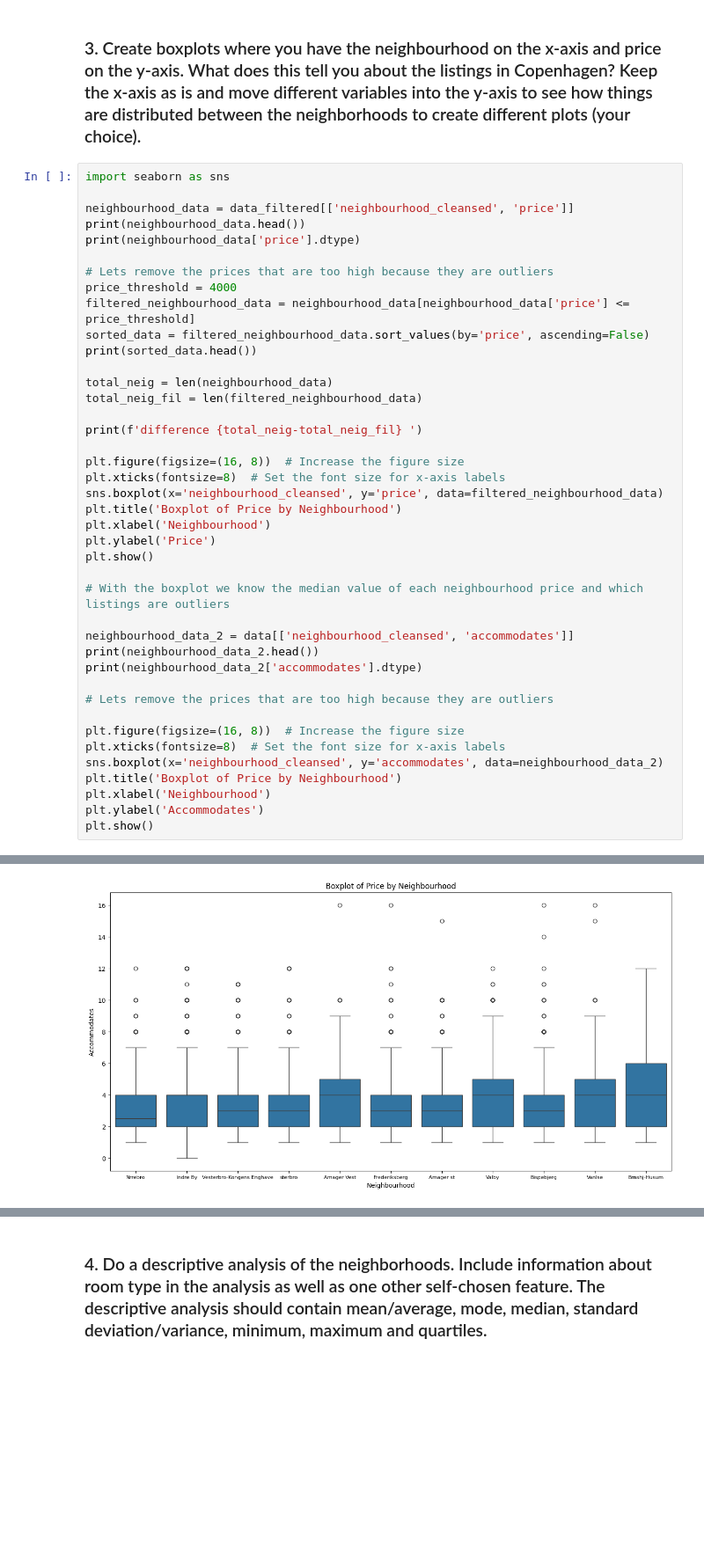
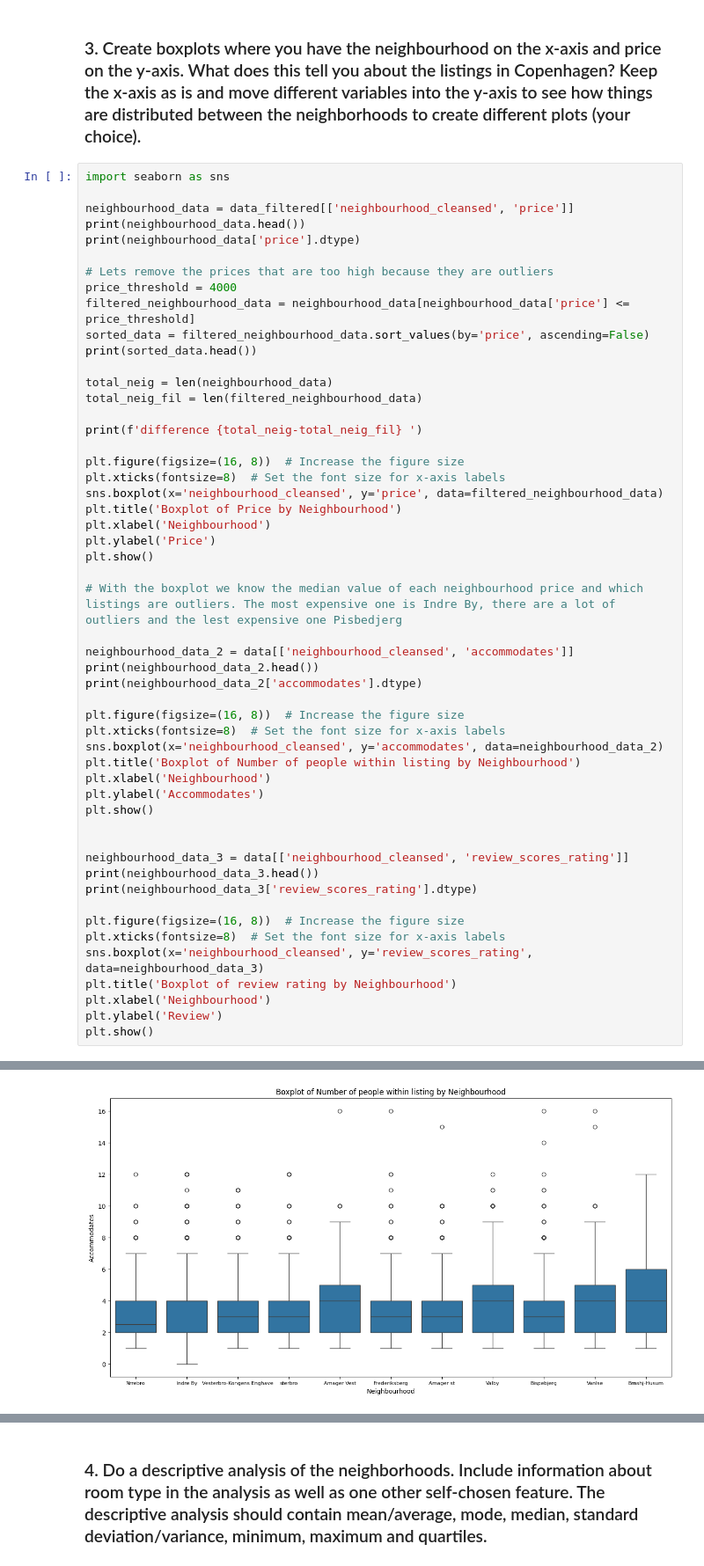
Before and after one commit to EarthOddity/mal-assignments, a Jupyter notebook: Assignment1Mal/1. Getting started - Copenhagen Airbnb.ipynb, the cells around one changed output, grey strips where cells are left out. Shown at 88% size. Saved outputs shown, nothing was run; the diff lists cells and outputs as text; blank space fills up the shorter version.

```diff
--- a/Assignment1Mal/1. Getting started - Copenhagen Airbnb.ipynb
+++ b/Assignment1Mal/1. Getting started - Copenhagen Airbnb.ipynb
@@ -191,42 +191,53 @@ plt.xlabel('Neighbourhood')
 plt.ylabel('Price')
 plt.show()
 
-# With the boxplot we know the median value of each neighbourhood price and which listings are outliers
+# With the boxplot we know the median value of each neighbourhood price and which listings are outliers. The most expensive one is Indre By, there are a lot of outliers and the lest expensive one Pisbedjerg
 
 neighbourhood_data_2 = data[['neighbourhood_cleansed', 'accommodates']]
 print(neighbourhood_data_2.head())
 print(neighbourhood_data_2['accommodates'].dtype)
 
-# Lets remove the prices that are too high because they are outliers
+plt.figure(figsize=(16, 8))  # Increase the figure size
+plt.xticks(fontsize=8)  # Set the font size for x-axis labels
+sns.boxplot(x='neighbourhood_cleansed', y='accommodates', data=neighbourhood_data_2)
+plt.title('Boxplot of Number of people within listing by Neighbourhood')
+plt.xlabel('Neighbourhood')
+plt.ylabel('Accommodates')
+plt.show()
+
+
+neighbourhood_data_3 = data[['neighbourhood_cleansed', 'review_scores_rating']]
+print(neighbourhood_data_3.head())
+print(neighbourhood_data_3['review_scores_rating'].dtype)
 
 plt.figure(figsize=(16, 8))  # Increase the figure size
 plt.xticks(fontsize=8)  # Set the font size for x-axis labels
-sns.boxplot(x='neighbourhood_cleansed', y='accommodates', data=neighbourhood_data_2)
-plt.title('Boxplot of Price by Neighbourhood')
+sns.boxplot(x='neighbourhood_cleansed', y='review_scores_rating', data=neighbourhood_data_3)
+plt.title('Boxplot of review rating by Neighbourhood')
 plt.xlabel('Neighbourhood')
-plt.ylabel('Accommodates')
+plt.ylabel('Review')
 plt.show()
 # %% [output]
       neighbourhood_cleansed   price
 0                   Nørrebro   898.0
 1                   Indre By  2600.0
 2                   Indre By  3250.0
 3  Vesterbro-Kongens Enghave   725.0
 4  Vesterbro-Kongens Enghave  1954.0
 float64
       neighbourhood_cleansed   price
 8694           Frederiksberg  4000.0
 1491                Indre By  4000.0
 1572                   Valby  4000.0
 10366            Amager Vest  4000.0
 6427           Frederiksberg  4000.0
 difference 110
 [figure]
       neighbourhood_cleansed  accommodates
 0                    Nrrebro             2
 1                   Indre By             6
 2                   Indre By            11
 3  Vesterbro-Kongens Enghave             2
 4  Vesterbro-Kongens Enghave             6
 int64
-[figure, old version]
+[figure, new version]
```
Also changed, not shown: parts of 1 cell of this notebook.
